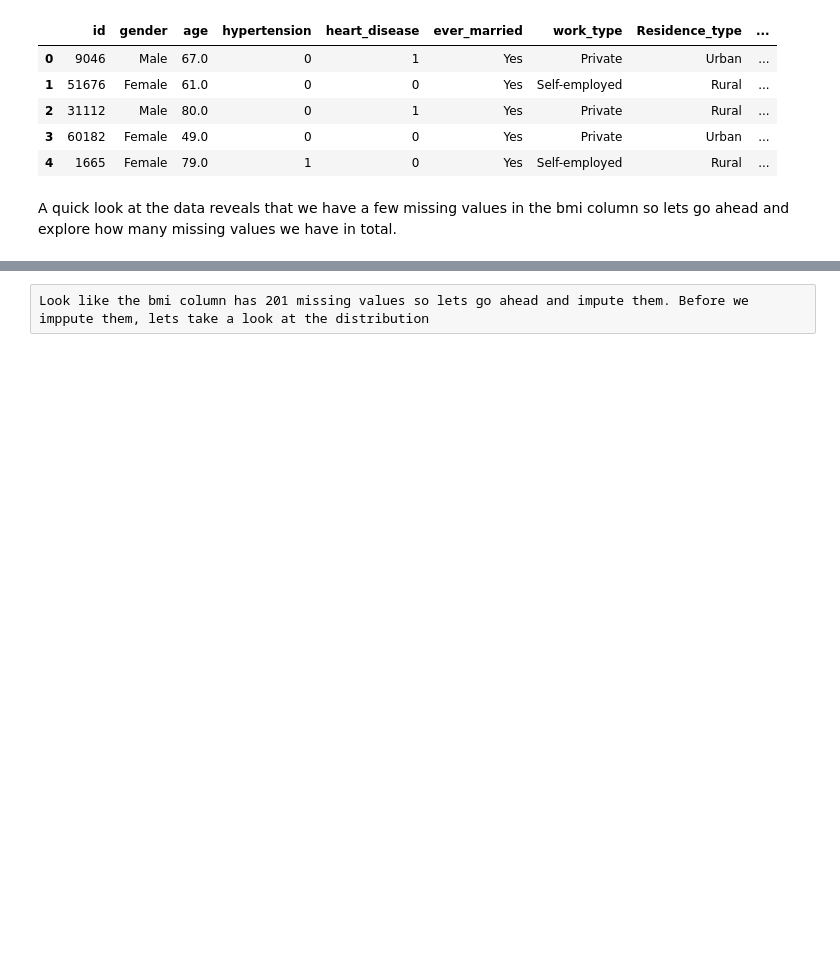
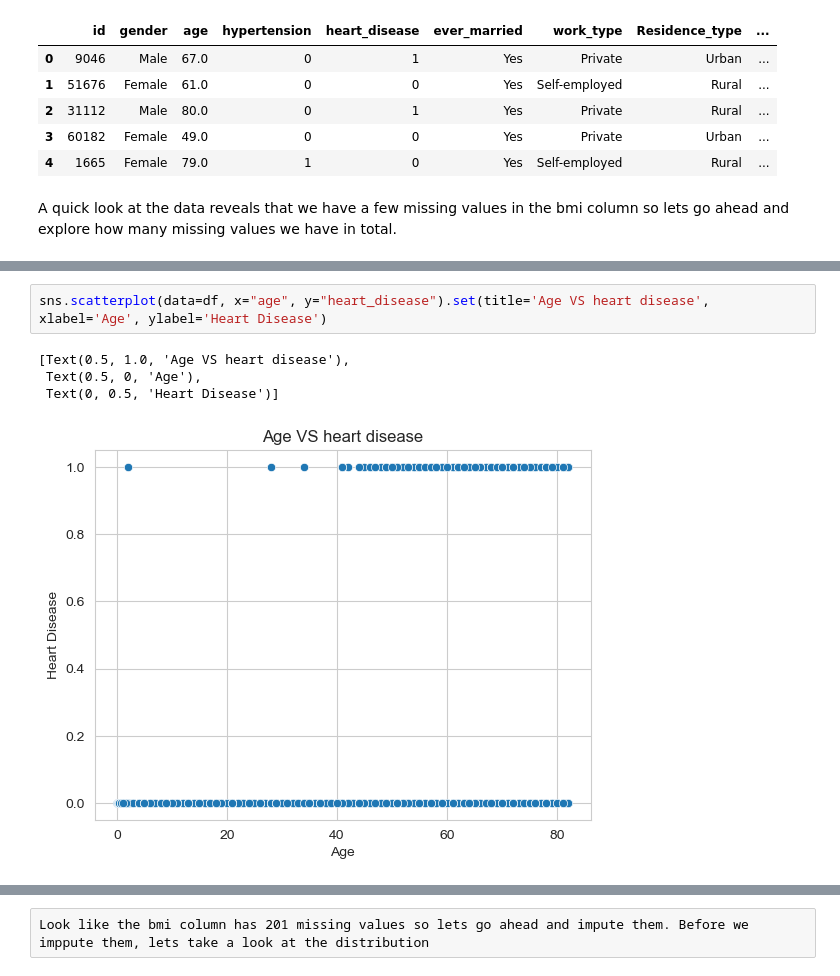
Before and after one commit to mohmeez/Systems-Analysis-and-Design-Stroke-Prediction, a Jupyter notebook: Stroke_Prediction.ipynb, the cells around one changed output, grey strips where cells are left out. Drawn from its saved outputs; the diff is of its cells as text; blank space fills up the shorter version.

```diff
--- a/Stroke_Prediction.ipynb
+++ b/Stroke_Prediction.ipynb
@@ -28,0 +70,7 @@ A quick look at the data reveals that we have a few missing values in the bmi co
+# %%
+sns.scatterplot(data=df, x="age", y="heart_disease").set(title='Age VS heart disease', xlabel='Age', ylabel='Heart Disease')
+# %% [output]
+[Text(0.5, 1.0, 'Age VS heart disease'),
+ Text(0.5, 0, 'Age'),
+ Text(0, 0.5, 'Heart Disease')]
+[figure, added]
```
Also changed, not shown: parts of 81 cells of this notebook.
